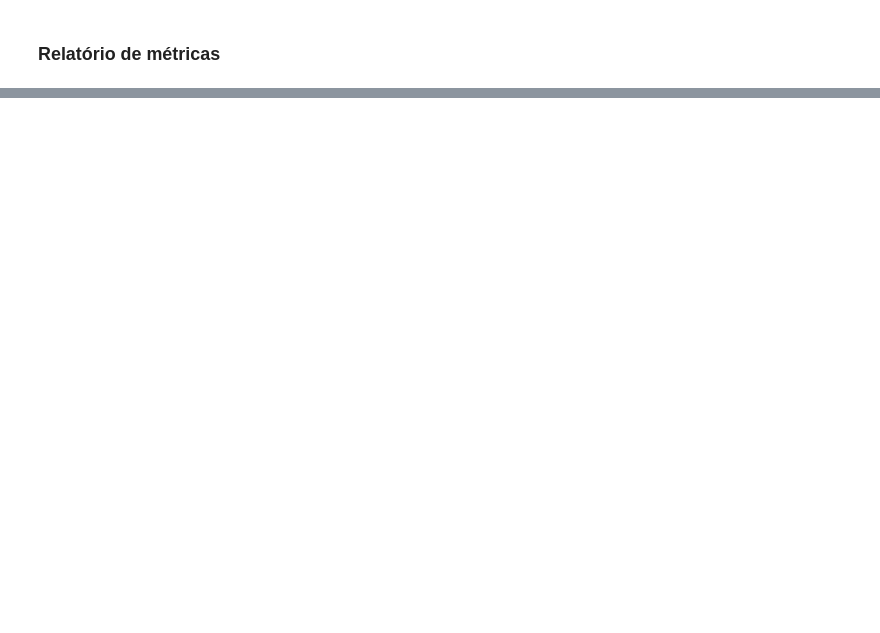
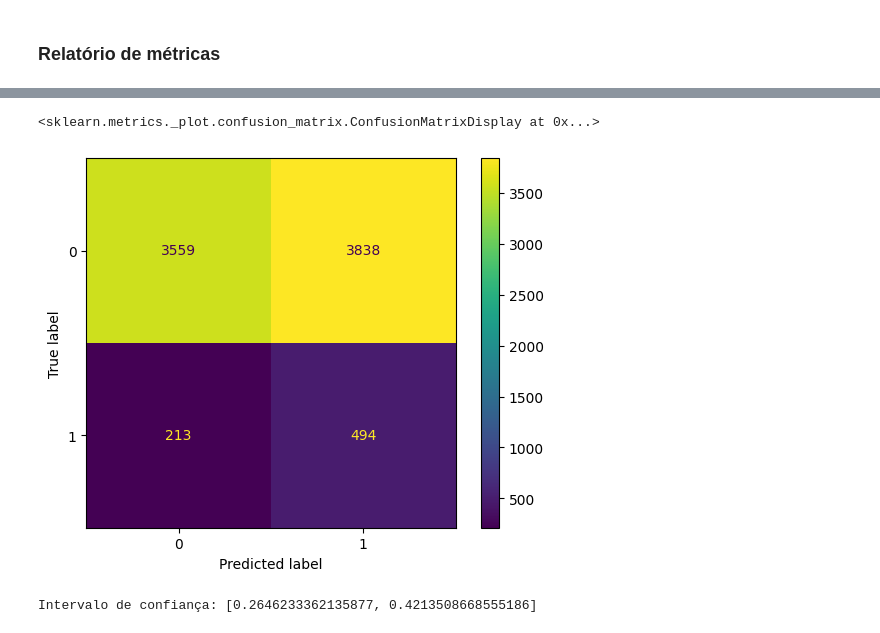
Before and after one commit to mvfelipelli/Labs, a Jupyter notebook: Alura/Aula+2+-+Classificação+-+Validação+e+métricas.ipynb, the cells around one changed output, grey strips where cells are left out. Saved outputs shown, nothing was run; the diff lists cells and outputs as text; code cells hidden in the pictures; blank space fills up the shorter version.

```diff
--- a/Alura/Aula+2+-+Classificação+-+Validação+e+métricas.ipynb
+++ b/Alura/Aula+2+-+Classificação+-+Validação+e+métricas.ipynb
@@ -178,0 +317,7 @@ weighted avg       0.86      0.91      0.87     11481
+# %%
+undersample = NearMiss(version=3)
+x_balanceado, y_balanceado = undersample.fit_resample(x, y)
+# %%
+modelo = DecisionTreeClassifier(max_depth = 10)
+modelo.fit(x_balanceado, y_balanceado)
+y_previsto = modelo.predict(x_teste)
@@ -178,0 +335,5 @@ weighted avg       0.86      0.91      0.87     11481
+# %%
+ConfusionMatrixDisplay.from_predictions(y_teste, y_previsto)
+# %% [output]
+<sklearn.metrics._plot.confusion_matrix.ConfusionMatrixDisplay at 0x...>
+[figure, added]
@@ -178,0 +348,4 @@ weighted avg       0.86      0.91      0.87     11481
+# %%
+intervalo_conf(cv_resultados)
+# %% [output]
+Intervalo de confiança: [0.2646233362135877, 0.4213508668555186]
```
Also changed, not shown: parts of 44 cells of this notebook, 6 other files.
